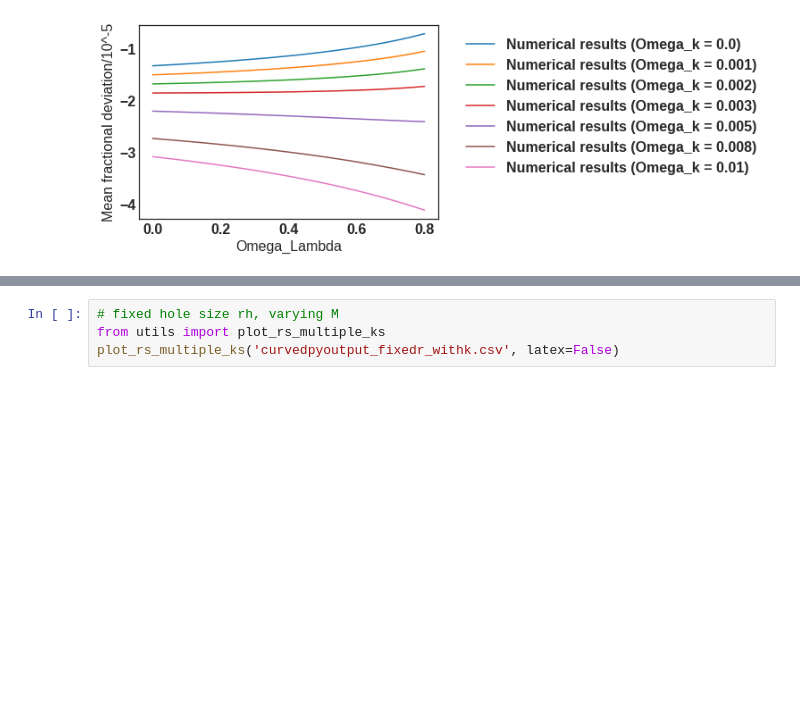
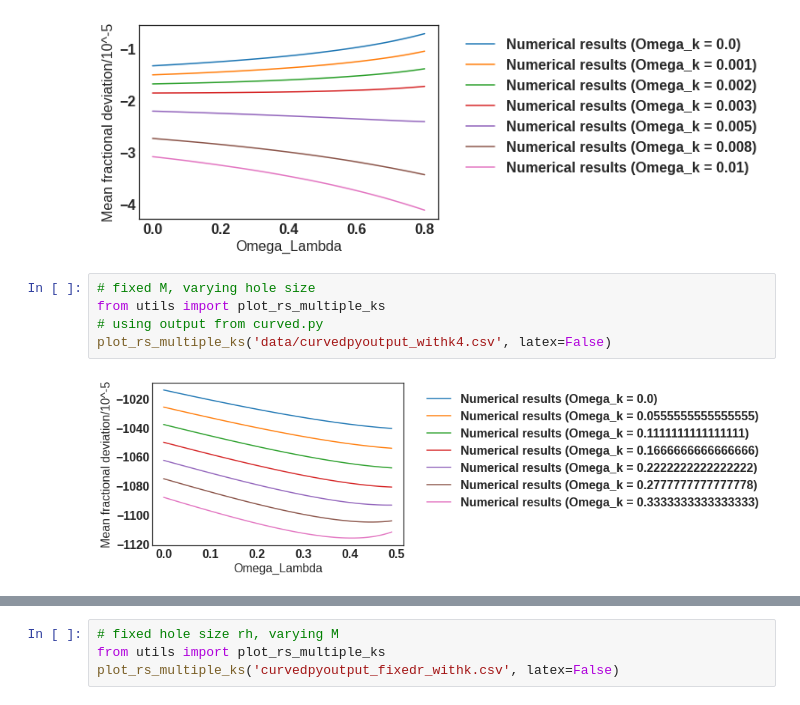
Before and after one commit to lingxz/lightbending, a Jupyter notebook: produce_plot.ipynb, the cells around one changed output, grey strips where cells are left out. Saved outputs shown, nothing was run; the diff lists cells and outputs as text; blank space fills up the shorter version.

```diff
--- a/produce_plot.ipynb
+++ b/produce_plot.ipynb
@@ -33,3 +33,10 @@ from utils import plot_rs_multiple_ks
 plot_rs_multiple_ks('curvedpyoutput_withk2.csv', latex=False)
 # %% [output]
 [figure]
+# %%
+# fixed M, varying hole size
+from utils import plot_rs_multiple_ks
+# using output from curved.py
+plot_rs_multiple_ks('data/curvedpyoutput_withk4.csv', latex=False)
+# %% [output]
+[figure, added]
```
Also changed, not shown: parts of 1 cell of this notebook, 5 other files.
